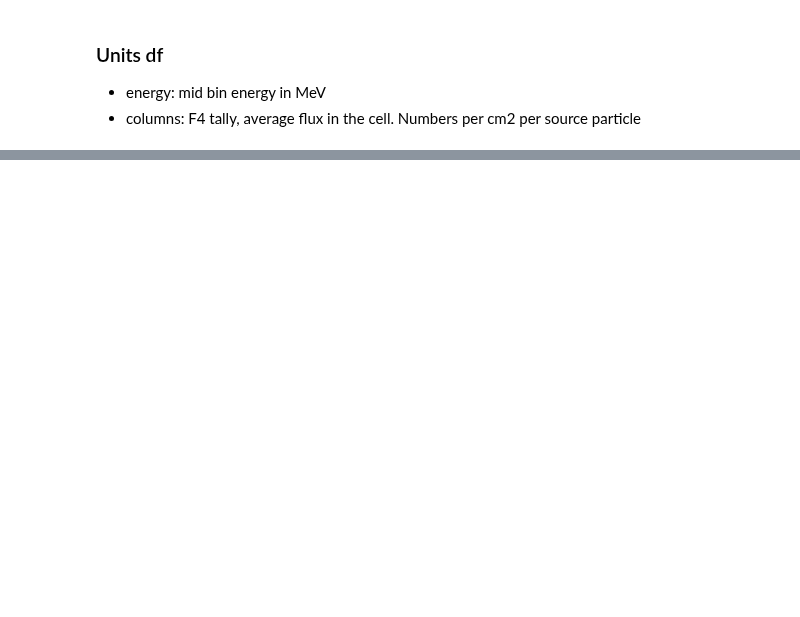
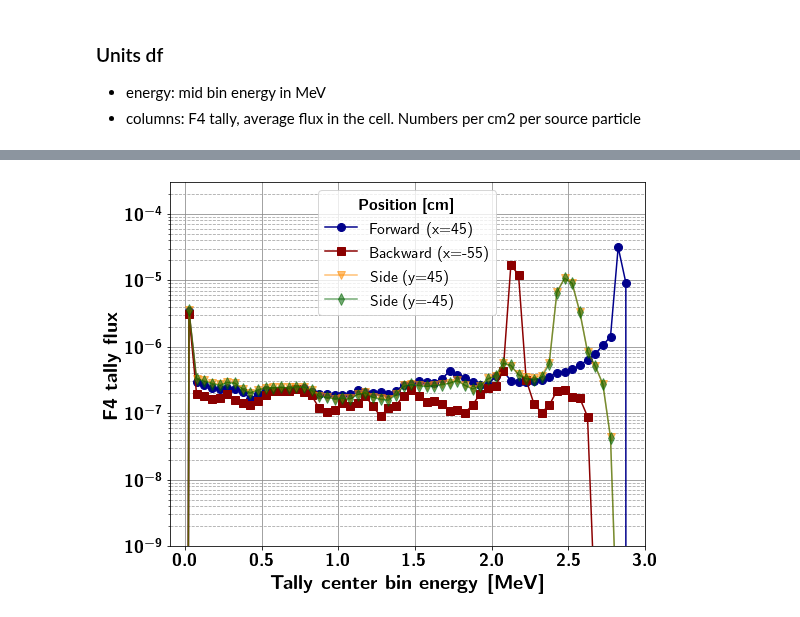
Before and after one commit to kromerh/phd_python, a Jupyter notebook: 09.BS_Mapping/02.NeutronFluxes.ipynb, the cells around one changed output, grey strips where cells are left out. Cells and saved outputs as stored; diff of their text form; code cells hidden in the pictures; blank space fills up the shorter version.

```diff
--- a/09.BS_Mapping/02.NeutronFluxes.ipynb
+++ b/09.BS_Mapping/02.NeutronFluxes.ipynb
@@ -133,0 +152,36 @@ plt.show()
+# %%
+fig = plt.figure(figsize=(8, 6))
+fs = 20
+markersize = 8
+figname = 'MCNP_flux_mid'
+
+# 20 cm North
+plt.plot(df.index, df['N 45'], marker='o', color='darkblue', markersize=markersize, label=r'Forward (x=45)')
+# 55 cm South
+plt.plot(df.index, df['S 55'], marker='s', color='darkred', markersize=markersize, label=r'Backward (x=-55)')
+# 20 cm West
+plt.plot(df.index, df['W 45'], marker='v', color='darkorange', markersize=markersize, label=r'Side (y=45)', alpha=0.55)
+# 20 cm East
+plt.plot(df.index, df['E 45'], marker='d', color='darkgreen', markersize=markersize, label=r'Side (y=-45)', alpha=0.55)
+
+ax1 = plt.gca()
+plt.yscale('log')
+# ylim = ax1.get_ylim()
+
+plt.xlim(-0.1, 3.0)
+plt.ylim(1e-9, ylim[1])
+
+plt.xlabel(r"\textbf{Tally center bin energy [MeV]}", fontsize=fs)
+plt.ylabel(r"\textbf{F4 tally flux}", fontsize=fs)
+
+ax1.tick_params('x', colors='black', labelsize=fs-2)
+ax1.tick_params('y', colors='black', labelsize=fs-2)
+plt.grid(which="minor",ls="--", color='0.65')
+plt.grid(which="major",ls="-", color='0.55')
+leg = plt.legend(fontsize=fs-4)
+leg.set_title(r"\textbf{Position [cm]}", prop = {'size': fs-4})
+plt.tight_layout()
+plt.savefig(f'{outputfolder}/{figname}/{figname}.pdf')
+plt.show()
+# %% [output]
+[figure, added]
```
Also changed, not shown: parts of 5 cells of this notebook, 9 other files.
